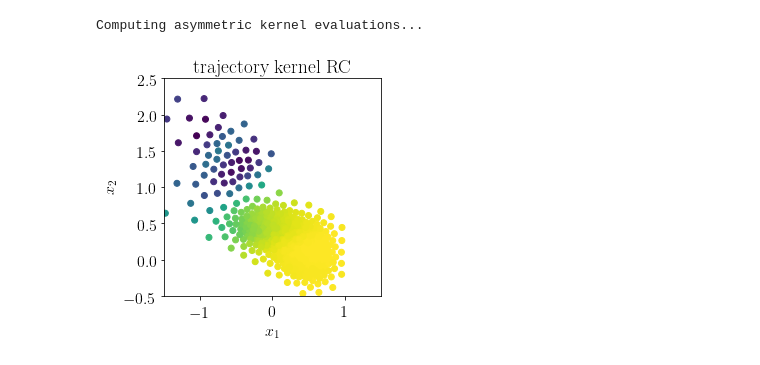
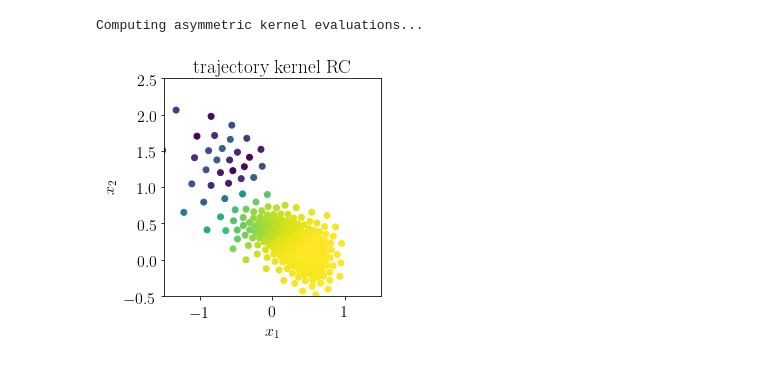
Before and after one commit to abittracher/PyTMRC, a Jupyter notebook: demos/muellerbrown/tm_analysis.ipynb, the cells around one changed output. Saved outputs shown, nothing was run; the diff lists cells and outputs as text; code cells hidden in the pictures.

Commit message:
converted kernelTrajTM to new interface. adapted demo accordingly.

```diff
--- a/demos/muellerbrown/tm_analysis.ipynb
+++ b/demos/muellerbrown/tm_analysis.ipynb
@@ -151,9 +140,9 @@ plt.show()
 # %%
 # select evaluation points
-xkmeans = kmeans(r,500)[0]
+xkmeans = kmeans(r,250)[0]
 # %%
-trajTM = tm.KernelTrajTransitionManifold(system,kernel,xkmeans,r,1)
-trajTM.computeRC()
+trajTM = tm.KernelTrajTransitionManifold(kernel,1)
+trajTM.fit(r,xkmeans,1)
 # %% [output]
 Sorting into Voronoi cells...
 Assigning trajectory points to centers...
@@ -162,17 +151,18 @@ Computing asymmetric kernel evaluations...
 # %%
 fig = plt.figure()
 ax = fig.add_subplot(111)
 
 # visualize RC
-plt.scatter(xkmeans[:,0],xkmeans[:,1],c=trajTM.rc[1][:,1])
+transformed = trajTM.predict(n_components=2)
+plt.scatter(xkmeans[:,0],xkmeans[:,1],c=transformed[:, 1])
 plt.gca().set_aspect('equal', adjustable='box')
 
 ax.set_xlim(-1.5,1.5)
 ax.set_ylim(-0.5,2.5)
 
 ax.set_title(r'trajectory kernel RC')
 ax.set_xlabel(r'$x_1$')
 ax.set_ylabel(r'$x_2$')
 plt.show()
 # %% [output]
-[figure, old version]
+[figure, new version]
```
Also changed, not shown: parts of 7 cells of this notebook, 1 other file.
